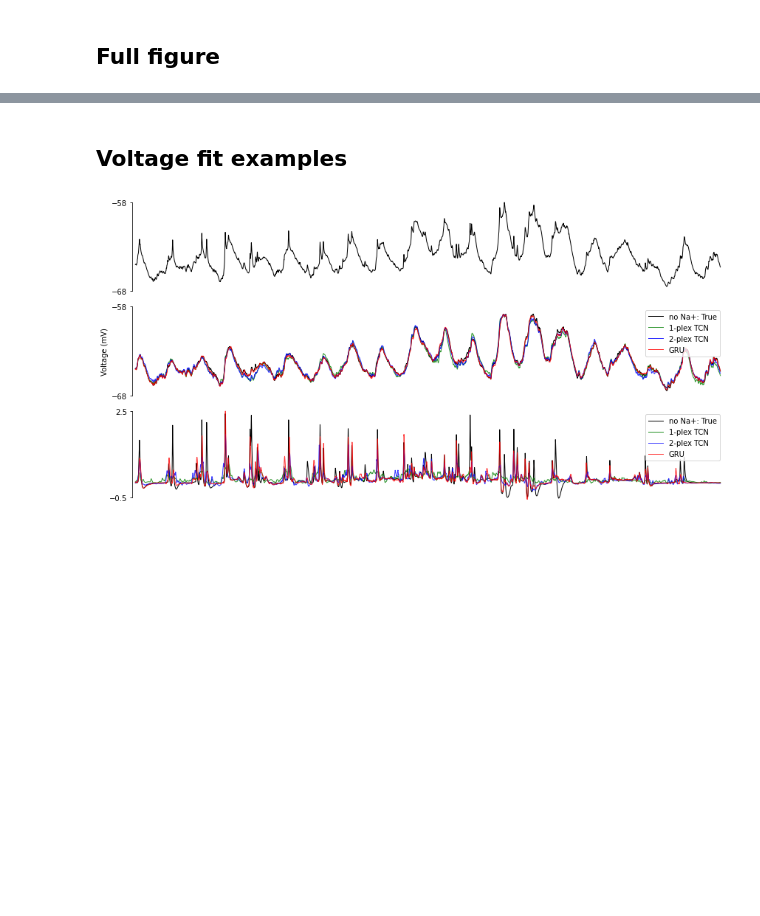
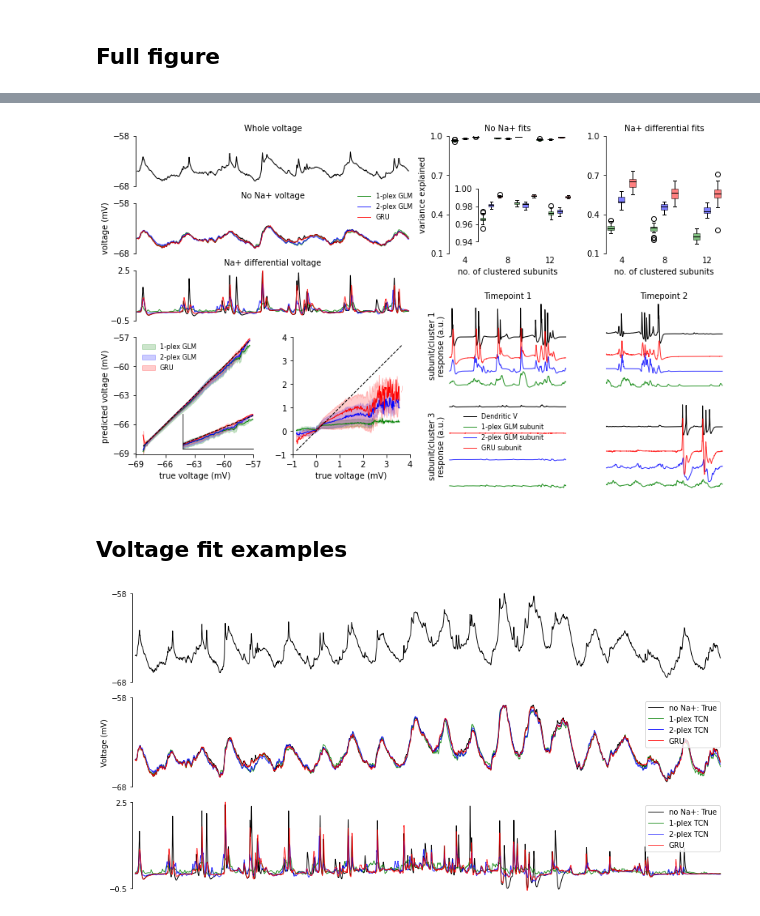
Before and after one commit to yjkimnada/dendrite, a Jupyter notebook: fig4/fig4.ipynb, the cells around one changed output, grey strips where cells are left out. Cells and saved outputs as stored; diff of their text form; code cells hidden in the pictures; blank space fills up the shorter version.

Commit message:
Updated figure code.

```diff
--- a/fig4/fig4.ipynb
+++ b/fig4/fig4.ipynb
@@ -125,8 +125,8 @@ mpl.rcParams['font.sans-serif'] = "Arial"
 mpl.rcParams['font.family'] = "sans-serif"
 bin_no = 250
 
-fig = plt.figure(constrained_layout=True, figsize = (14,10))
-gs = fig.add_gridspec(12,8, wspace=1, hspace=5)
+fig = plt.figure(constrained_layout=True, figsize = (13,8))
+gs = fig.add_gridspec(11,8, wspace=1, hspace=1)
 ax1 = fig.add_subplot(gs[:2,:4])
 ax2 = fig.add_subplot(gs[2:4,:4])
 ax3 = fig.add_subplot(gs[4:6,:4])
@@ -134,18 +134,18 @@ ax3 = fig.add_subplot(gs[4:6,:4])
 ax4 = fig.add_subplot(gs[:4,4:6])
 ax5 = fig.add_subplot(gs[:4,6:])
 
-ax6 = fig.add_subplot(gs[8:10,4:6])
-ax7 = fig.add_subplot(gs[8:10,6:8])
-ax8 = fig.add_subplot(gs[10:,4:6])
-ax9 = fig.add_subplot(gs[10:,6:8])
+#ax6 = fig.add_subplot(gs[8:10,4:6])
+#ax7 = fig.add_subplot(gs[8:10,6:8])
+#ax8 = fig.add_subplot(gs[10:,4:6])
+#ax9 = fig.add_subplot(gs[10:,6:8])
 
-ax10 = fig.add_subplot(gs[6:9,:2])
-ax11 = fig.add_subplot(gs[6:9,2:4])
-ax12 = fig.add_subplot(gs[9:12,:2])
-ax13 = fig.add_subplot(gs[9:12,2:4])
+ax10 = fig.add_subplot(gs[5:8,4:6])
+ax11 = fig.add_subplot(gs[5:8,6:8])
+ax12 = fig.add_subplot(gs[8:11,4:6])
+ax13 = fig.add_subplot(gs[8:11,6:8])
 
-ax14 = fig.add_subplot(gs[4:8,6:])
-ax15 = fig.add_subplot(gs[4:8,4:6])
+ax14 = fig.add_subplot(gs[6:10,2:4])
+ax15 = fig.add_subplot(gs[6:10,:2])
 
 ax1.plot(np.arange(0,0.8,1/5000), true4_na[-1][17000:21000], linewidth=1, color="black")
 ax1.margins(x=0.005, y=0.005)
@@ -166,10 +166,10 @@ ax2.spines.right.set_visible(False)
 ax2.spines.top.set_visible(False)
 ax2.spines.bottom.set_visible(False)
 ax2.spines.left.set_bounds(-68,-58)
-ax2.legend(loc=(0.8,0.6), fontsize=7)
+ax2.legend(loc=(0.8,0.6), fontsize=8, frameon=False)
 ax2.set_yticks([-68,-58])
 ax2.set_xticks([])
-ax2.set_ylabel("Voltage (mV)")
+ax2.set_ylabel("voltage (mV)")
 ax2.set_title("No Na+ voltage", fontsize=10)
 
 ax3.plot(np.arange(0,0.8,1/5000), true4_diff[-1][17000:21000], linewidth=1, color="black")
@@ -212,7 +212,7 @@ for patch in bp["medians"]:
 
 ax5.set_xticks([2,6,10])
 ax5.set_xticklabels(["4", "8", "12"])
-ax5.set_xlabel("No. of clustered subunits")
+ax5.set_xlabel("no. of clustered subunits")
 ax5.set_ylim(0.1,1)
 ax5.margins(x=0.005, y=0.005)
 ax5.spines.right.set_visible(False)
@@ -220,7 +220,7 @@ ax5.spines.top.set_visible(False)
 ax5.set_title("Na+ differential fits", fontsize=10)
 ax5.spines.bottom.set_visible(False)
 ax5.tick_params(axis="x", length=0)
-ax5.set_yticks(np.arange(0.1,1.01,0.1))
+ax5.set_yticks(np.arange(0.1,1.01,0.3))
 
 #hB, = ax4.plot(1,1,'blue')
 #hR, = ax4.plot(1,1,'red')
@@ -256,7 +256,7 @@ for patch in bp["medians"]:
 
 ax4.set_xticks([2,6,10])
 ax4.set_xticklabels(["4", "8", "12"])
-ax4.set_xlabel("No. of clustered subunits")
+ax4.set_xlabel("no. of clustered subunits")
 ax4.set_ylim(0.1,1)
 ax4.margins(x=0.005, y=0.005)
 ax4.spines.right.set_visible(False)
@@ -264,8 +264,8 @@ ax4.spines.top.set_visible(False)
 ax4.spines.bottom.set_visible(False)
 ax4.tick_params(axis="x", length=0)
 ax4.set_title("No Na+ fits", fontsize=10)
-ax4.set_ylabel("Variance Explained")
-ax4.set_yticks(np.arange(0.1,1.01,0.1))
+ax4.set_ylabel("variance explained")
+ax4.set_yticks(np.arange(0.1,1.01,0.3))
 
 ins = ax4.inset_axes([0.25,0.1,0.8,0.45])
 # first boxplot pair
@@ -306,6 +306,7 @@ hB.set_visible(False)
 hR.set_visible(False)
 hG.set_visible(False)
 
+"""
 # Subunit 1 #
 y1, x1, _ = ax6.hist(two4_diff_nonlin[:,6,0,:].flatten(), bins=bin_no, density=True, histtype="stepfilled", fc=(1,0,0,0.5), ec=(1,0,0,1))
 y2, x2, _ = ax6.hist(two4_diff_nonlin[:,6,1,:].flatten()*(-1), bins=bin_no, density=True, histtype="stepfilled", fc=(0,0,1,0.5), ec=(0,0,1,1))
@@ -419,36 +420,37 @@ ins.spines.bottom.set_visible(False)
 ins.spines.left.set_visible(False)
 ins.set_xticks([])
 ins.set_yticks([])
+"""
 
 ax10.plot(true4_dend[0][17000:20000]/10+7, linewidth=1, color="black", label="Dendritic V")
 ax10.plot(one4_diff_subout[0][17000:20000]*5, linewidth=1, color="green", alpha=0.8, label="1-plex GLM subunit")
 ax10.plot(two4_diff_subout[0][17000:20000]*5+2, linewidth=1, color="blue", alpha=0.8, label="2-plex GLM subunit")
 ax10.plot(gru4_diff_subout[0][17000:20000]*5+4, linewidth=1, color="red", alpha=0.8, label="GRU subunit")
-ax10.set_ylabel("Response (a.u.)")
-ax10.set_title("Subunit/Cluster 1", fontsize=10)
+ax10.set_ylabel("subunit/cluster 1\nresponse (a.u.)")
+ax10.set_title("Timepoint 1", fontsize=10)
 ax10.margins(x=0.005, y=0.005)
 
-ax11.plot(true4_dend[1][20000:23000]/10+7, linewidth=1, color="black")
-ax11.plot(one4_diff_subout[1][20000:23000]*5, linewidth=1, color="green", alpha=0.8)
-ax11.plot(two4_diff_subout[1][20000:23000]*3+2, linewidth=1, color="blue", alpha=0.8)
-ax11.plot(gru4_diff_subout[1][20000:23000]*3+4, linewidth=1, color="red", alpha=0.8)
-ax11.set_title("Subunit/Cluster 2", fontsize=10)
+ax11.plot(true4_dend[0][22500:25500]/10+7, linewidth=1, color="black")
+ax11.plot(one4_diff_subout[0][22500:25500]*5, linewidth=1, color="green", alpha=0.8)
+ax11.plot(two4_diff_subout[0][22500:25500]*5+2, linewidth=1, color="blue", alpha=0.8)
+ax11.plot(gru4_diff_subout[0][22500:25500]*5+4, linewidth=1, color="red", alpha=0.8)
+ax11.set_title("Timepoint 2", fontsize=10)
 ax11.margins(x=0.005, y=0.005)
 
-ax12.plot(true4_dend[2][22500:25500]/10+7, linewidth=1, color="black", label="Dendritic V")
-ax12.plot(one4_diff_subout[2][22500:25500]*5, linewidth=1, color="green", alpha=0.8, label="1-plex GLM subunit")
-ax12.plot(two4_diff_subout[2][22500:25500]*5+2, linewidth=1, color="blue", alpha=0.8, label="2-plex GLM subunit")
-ax12.plot(gru4_diff_subout[2][22500:25500]*5+4, linewidth=1, color="red", alpha=0.8, label="GRU subunit")
-ax12.legend(loc="upper left", fontsize=7)
-ax12.set_title("Subunit/Cluster 3", fontsize=10)
-ax12.set_ylabel("Response (a.u.)")
+ax12.plot(true4_dend[2][17000:20000]/10+6, linewidth=1, color="black", label="Dendritic V")
+ax12.plot(one4_diff_subout[2][17000:20000]*5, linewidth=1, color="green", alpha=0.8, label="1-plex GLM subunit")
+ax12.plot(two4_diff_subout[2][17000:20000]*5+2, linewidth=1, color="blue", alpha=0.8, label="2-plex GLM subunit")
+ax12.plot(gru4_diff_subout[2][17000:20000]*5+4, linewidth=1, color="red", alpha=0.8, label="GRU subunit")
+ax12.legend(loc=(0.1,0.4), fontsize=8, frameon=False)
+#ax12.set_title("Subunit/Cluster 3", fontsize=10)
+ax12.set_ylabel("subunit/cluster 3\nresponse (a.u.)")
 ax12.margins(x=0.005, y=0.005)
 
-ax13.plot(true4_dend[3][25000:28000]/10+7, linewidth=1, color="black")
-ax13.plot(one4_diff_subout[3][25000:28000]*5, linewidth=1, color="green", alpha=0.8)
-ax13.plot(two4_diff_subout[3][25000:28000]*5+2, linewidth=1, color="blue", alpha=0.8)
-ax13.plot(gru4_diff_subout[3][25000:28000]*5+4, linewidth=1, color="red", alpha=0.8)
-ax13.set_title("Subunit/Cluster 4", fontsize=10)
+ax13.plot(true4_dend[2][22500:25500]/10+7, linewidth=1, color="black")
+ax13.plot(one4_diff_subout[2][22500:25500]*5, linewidth=1, color="green", alpha=0.8)
+ax13.plot(two4_diff_subout[2][22500:25500]*5+2, linewidth=1, color="blue", alpha=0.8)
+ax13.plot(gru4_diff_subout[2][22500:25500]*5+4, linewidth=1, color="red", alpha=0.8)
+#ax13.set_title("Subunit/Cluster 3", fontsize=10)
 ax13.margins(x=0.005, y=0.005)
 
 ax10.spines.right.set_visible(False)
@@ -486,9 +488,11 @@ ax15.plot(nona_means[:,0], nona_means[:,0], linewidth=1, color="black", linestyl
 ax15.margins(x=0.005, y=0.005)
 ax15.spines.right.set_visible(False)
 ax15.spines.top.set_visible(False)
-ax15.set_ylabel("Predicted voltage (mV)")
-ax15.set_xlabel("True voltage (mV)")
-ax15.legend(fontsize=7)
+ax15.set_ylabel("predicted voltage (mV)")
+ax15.set_xlabel("true voltage (mV)")
+ax15.legend(fontsize=8, frameon=False)
+ax15.set_yticks(np.arange(-69,-56.9,3))
+ax15.set_xticks(np.arange(-69,-56.9,3))
 
 ins_size = -70
 ins = ax15.inset_axes([0.4,0.05,0.6,0.3])
@@ -518,8 +522,11 @@ ax14.plot(diff_means[:,0], diff_means[:,0], linewidth=1, color="black", linestyl
 ax14.margins(x=0.005, y=0.005)
 ax14.spines.right.set_visible(False)
 ax14.spines.top.set_visible(False)
-ax14.set_xlabel("True voltage (mV)")
+ax14.set_xlabel("true voltage (mV)")
+ax14.set_yticks(np.arange(-1,4.1,1))
+ax14.set_xticks(np.arange(-1,4.1,1))
 
 fig.tight_layout()
 #plt.show()
 #fig.savefig("/home/sklee/dendrite/fig4/fig4_raw.pdf", bbox_inches="tight", transparent=True)
+# %% [output]
@@ -526,3 +537,4 @@ fig.tight_layout()
+[figure, added]
 # %% [markdown]
 ## Voltage fit examples
 # %%
```
Also changed, not shown: parts of 1 cell of this notebook, 1 other file.
